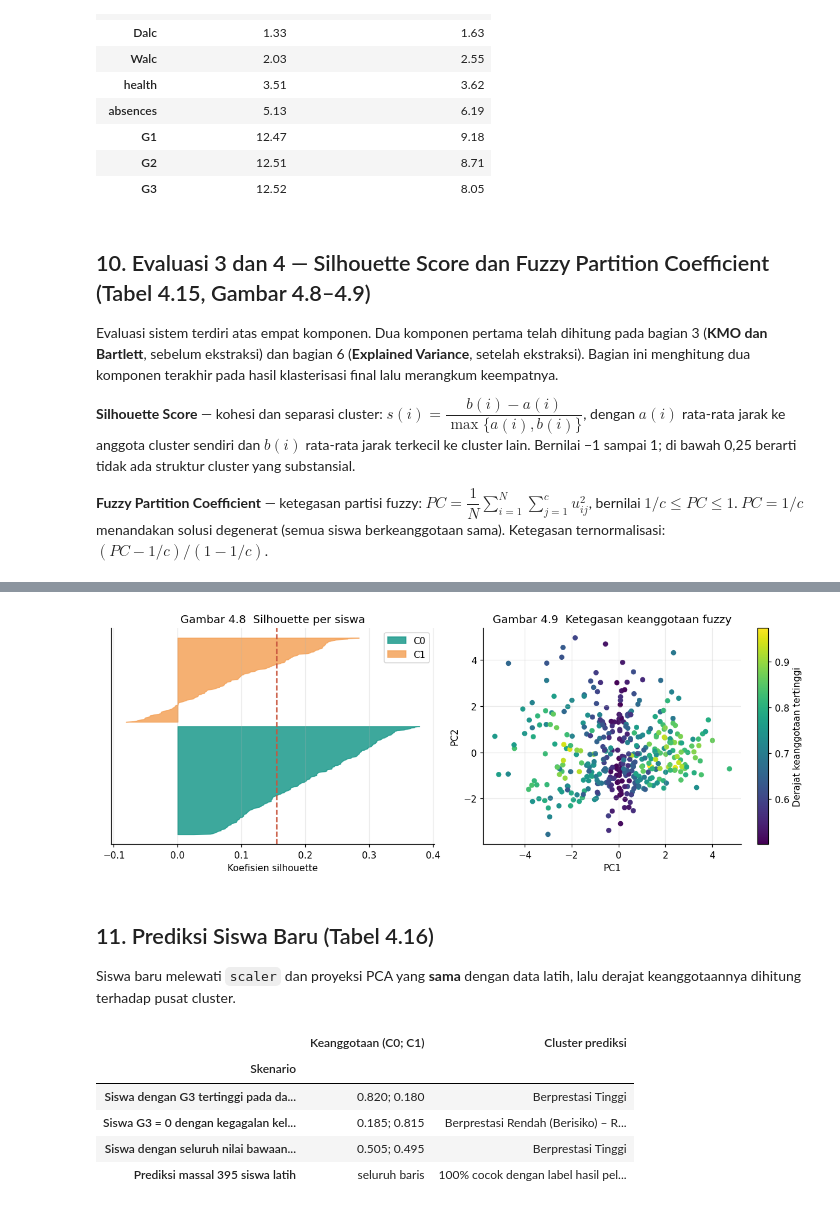
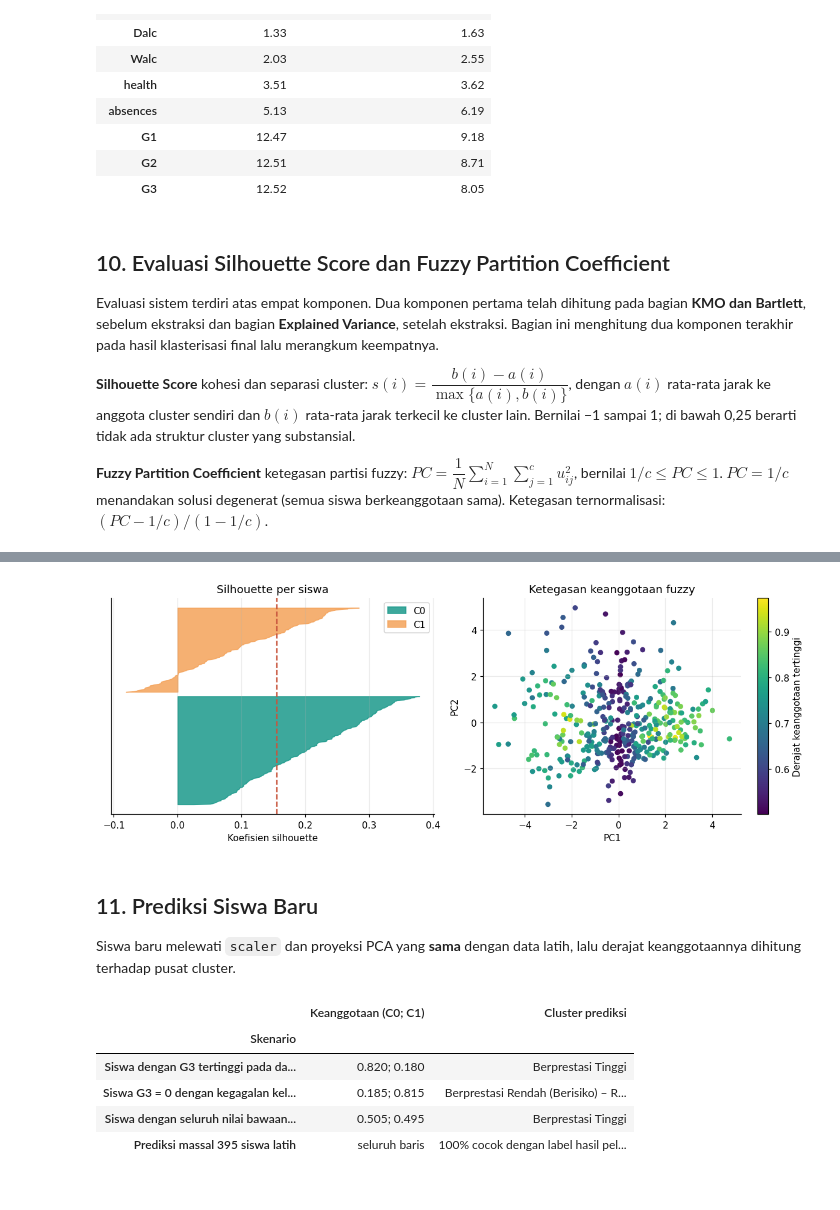
Before and after one commit to Nanda-0101/PROJECT_FUZZY, a Jupyter notebook: notebook/FCM_PCA_Notebook.ipynb, the cells around one changed output, grey strips where cells are left out. Cells and saved outputs as stored; diff of their text form; code cells hidden in the pictures.

```diff
--- a/notebook/FCM_PCA_Notebook.ipynb
+++ b/notebook/FCM_PCA_Notebook.ipynb
@@ -788,12 +772,12 @@ Pusat cluster pada skala fitur asli:
 | G2 | 12.51 | 8.71 |
 | G3 | 12.52 | 8.05 |
 # %% [markdown]
-## 10. Evaluasi 3 dan 4 — Silhouette Score dan Fuzzy Partition Coefficient (Tabel 4.15, Gambar 4.8–4.9)
-Evaluasi sistem terdiri atas empat komponen. Dua komponen pertama telah dihitung pada bagian 3 (**KMO dan Bartlett**, sebelum ekstraksi) dan bagian 6 (**Explained Variance**, setelah ekstraksi). Bagian ini menghitung dua komponen terakhir pada hasil klasterisasi final lalu merangkum keempatnya.
+## 10. Evaluasi Silhouette Score dan Fuzzy Partition Coefficient
+Evaluasi sistem terdiri atas empat komponen. Dua komponen pertama telah dihitung pada bagian **KMO dan Bartlett**, sebelum ekstraksi dan bagian **Explained Variance**, setelah ekstraksi. Bagian ini menghitung dua komponen terakhir pada hasil klasterisasi final lalu merangkum keempatnya.
 
-**Silhouette Score** — kohesi dan separasi cluster: $s(i)=\dfrac{b(i)-a(i)}{\max\{a(i),b(i)\}}$, dengan $a(i)$ rata-rata jarak ke anggota cluster sendiri dan $b(i)$ rata-rata jarak terkecil ke cluster lain. Bernilai −1 sampai 1; di bawah 0,25 berarti tidak ada struktur cluster yang substansial.
+**Silhouette Score** kohesi dan separasi cluster: $s(i)=\dfrac{b(i)-a(i)}{\max\{a(i),b(i)\}}$, dengan $a(i)$ rata-rata jarak ke anggota cluster sendiri dan $b(i)$ rata-rata jarak terkecil ke cluster lain. Bernilai −1 sampai 1; di bawah 0,25 berarti tidak ada struktur cluster yang substansial.
 
-**Fuzzy Partition Coefficient** — ketegasan partisi fuzzy: $PC=\dfrac1N\sum_{i=1}^{N}\sum_{j=1}^{c}u_{ij}^2$, bernilai $1/c\le PC\le 1$. $PC=1/c$ menandakan solusi degenerat (semua siswa berkeanggotaan sama). Ketegasan ternormalisasi: $(PC-1/c)/(1-1/c)$.
+**Fuzzy Partition Coefficient** ketegasan partisi fuzzy: $PC=\dfrac1N\sum_{i=1}^{N}\sum_{j=1}^{c}u_{ij}^2$, bernilai $1/c\le PC\le 1$. $PC=1/c$ menandakan solusi degenerat (semua siswa berkeanggotaan sama). Ketegasan ternormalisasi: $(PC-1/c)/(1-1/c)$.
 # %%
 sil_pca = silhouette_score(X_pca, labels)                 # Silhouette Score (ruang PCA tempat FCM bekerja)
 sil_samples = silhouette_samples(X_pca, labels)
@@ -832,17 +816,17 @@ Rata-rata keanggotaan tertinggi: 0.707  |  siswa perbatasan (< 0,6): 23.3%
 | 4 | 3. Silhouette Score | Ruang PCA | 0.1551 | Lemah (< 0,25): cluster tumpang t... |
 | 5 | 4. Fuzzy Partition Coefficient | PC | 0.6142 | Batas bawah 0.50; ketegasan terno... |
 # %%
-# Gambar 4.8  silhouette per siswa  |  Gambar 4.9  ketegasan keanggotaan fuzzy
+# silhouette per siswa dan ketegasan keanggotaan fuzzy
 fig, ax = plt.subplots(1, 2, figsize=(11, 4.2)); y0 = 0
 for j in range(K):
     s_ = np.sort(sil_samples[labels == j]); ax[0].fill_betweenx(np.arange(y0, y0 + len(s_)), 0, s_, color=CL[j % 4], alpha=.85, label=f"C{j}"); y0 += len(s_) + 8
-ax[0].axvline(sil_pca, color=RD, ls="--"); ax[0].set(xlabel="Koefisien silhouette", title="Gambar 4.8  Silhouette per siswa"); ax[0].set_yticks([]); ax[0].legend()
+ax[0].axvline(sil_pca, color=RD, ls="--"); ax[0].set(xlabel="Koefisien silhouette", title="Silhouette per siswa"); ax[0].set_yticks([]); ax[0].legend()
 sc = ax[1].scatter(X_vis[:, 0], X_vis[:, 1], c=maxu, cmap="viridis", s=22); plt.colorbar(sc, ax=ax[1], label="Derajat keanggotaan tertinggi")
-ax[1].set(xlabel="PC1", ylabel="PC2", title="Gambar 4.9  Ketegasan keanggotaan fuzzy"); plt.tight_layout(); plt.show()
+ax[1].set(xlabel="PC1", ylabel="PC2", title="Ketegasan keanggotaan fuzzy"); plt.tight_layout(); plt.show()
 # %% [output]
-[figure, old version]
+[figure, new version]
 # %% [markdown]
-## 11. Prediksi Siswa Baru (Tabel 4.16)
+## 11. Prediksi Siswa Baru
 Siswa baru melewati `scaler` dan proyeksi PCA yang **sama** dengan data latih, lalu derajat keanggotaannya dihitung terhadap pusat cluster.
 # %%
 def predict_one(values, m=M_FUZZ):
```
Also changed, not shown: parts of 22 cells of this notebook, 1 other file.
